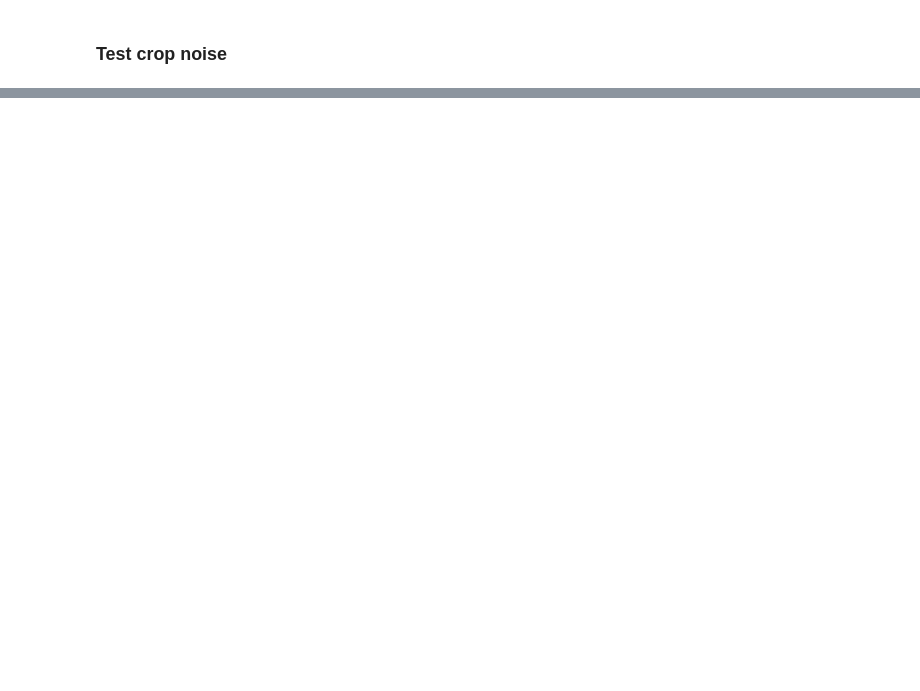
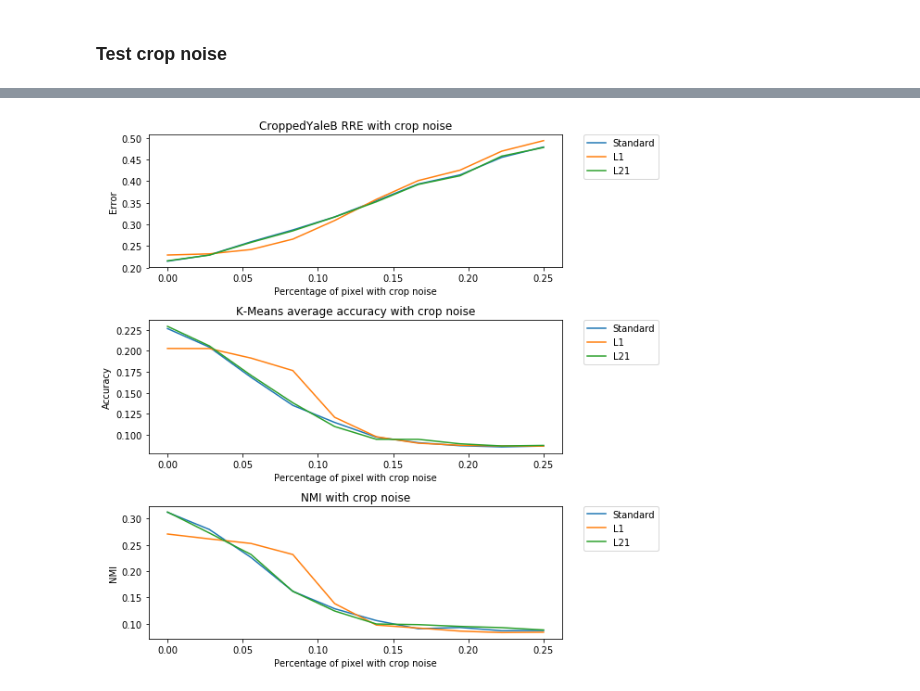
Before and after one commit to YangGeYangGe/Machine-Learning-Experiment, a Jupyter notebook: NMF/COMP5328Assignment6.ipynb, the cells around one changed output, grey strips where cells are left out. Saved outputs shown, nothing was run; the diff lists cells and outputs as text; code cells hidden in the pictures; blank space fills up the shorter version.

```diff
--- a/NMF/COMP5328Assignment6.ipynb
+++ b/NMF/COMP5328Assignment6.ipynb
@@ -987,0 +1042,34 @@ for i in range(0,5):
+# %%
+plt.figure(figsize=(8,10))
+plt.subplot(311)
+plt.plot(crop_noise_percentage,original_crop_noise_error_cache,label = 'Standard')
+plt.plot(crop_noise_percentage,L1_crop_noise_error_cache,label = 'L1');
+plt.plot(crop_noise_percentage,L21_crop_noise_error_cache,label = 'L21')
+plt.title('CroppedYaleB RRE with crop noise')
+plt.ylabel('Error')
+plt.xlabel('Percentage of pixel with crop noise')
+
+plt.legend(bbox_to_anchor=(1.05, 1), loc=2, borderaxespad=0.);
+
+plt.subplot(312)
+plt.plot(crop_noise_percentage,original_crop_noise_acc_cache,label='Standard');
+plt.plot(crop_noise_percentage,L1_crop_noise_acc_cache,label = 'L1');
+plt.plot(crop_noise_percentage,L21_crop_noise_acc_cache,label = 'L21');
+plt.title('K-Means average accuracy with crop noise')
+plt.ylabel('Accuracy')
+plt.xlabel('Percentage of pixel with crop noise')
+plt.legend(bbox_to_anchor=(1.05, 1), loc=2, borderaxespad=0.);
+
+plt.subplot(313)
+plt.plot(crop_noise_percentage,original_crop_noise_nmi_cache,label='Standard');
+plt.plot(crop_noise_percentage,L1_crop_noise_nmi_cache,label = 'L1');
+plt.plot(crop_noise_percentage,L21_crop_noise_nmi_cache,label = 'L21');
+
+plt.title('NMI with crop noise')
+plt.ylabel('NMI')
+plt.xlabel('Percentage of pixel with crop noise')
+plt.legend(bbox_to_anchor=(1.05, 1), loc=2, borderaxespad=0.);
+
+plt.subplots_adjust(wspace =0, hspace =0.4)
+# %% [output]
+[figure, added]
```
Also changed, not shown: parts of 12 cells of this notebook.
